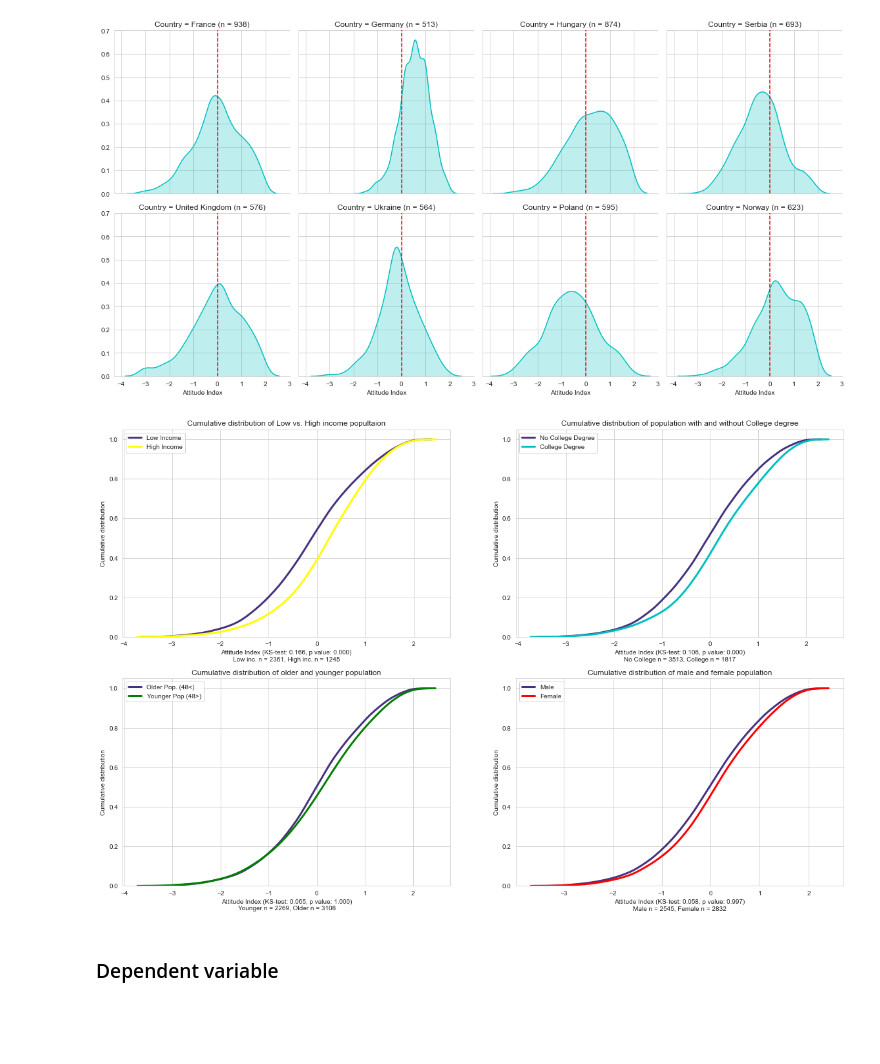
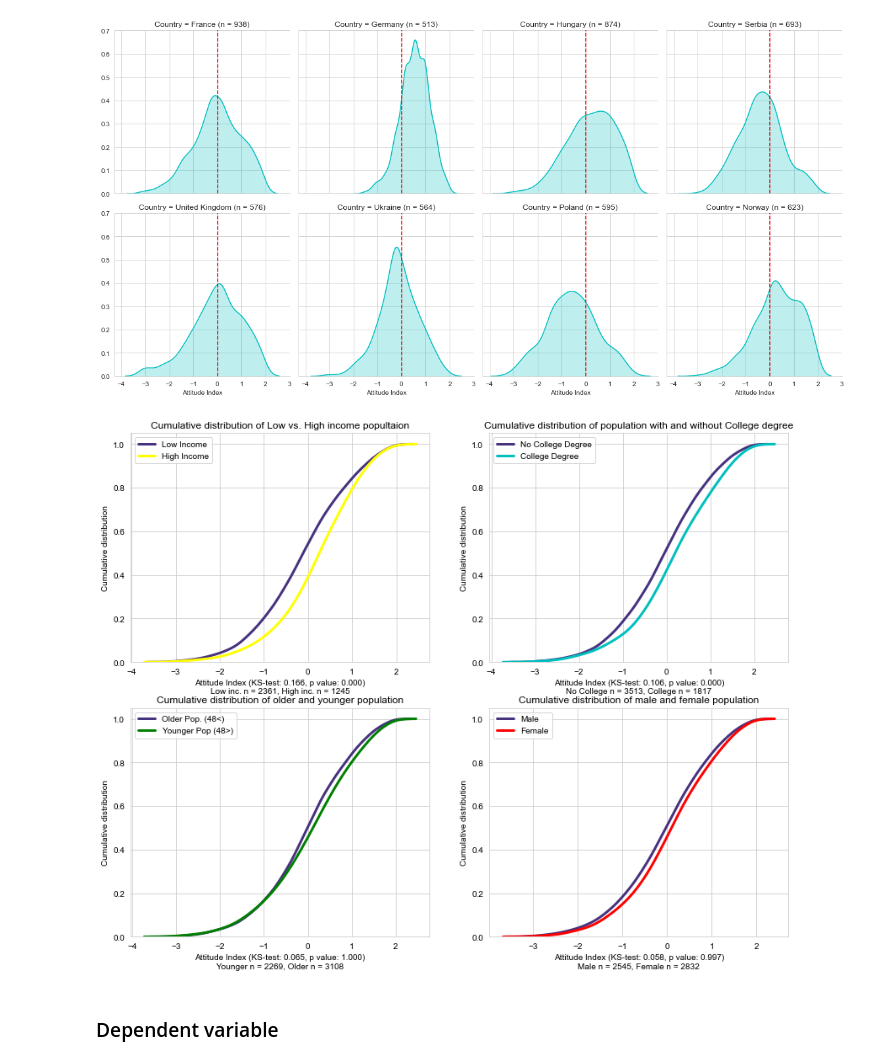
Before and after one commit to horn1994/CEU_Thesis_Codes, a Jupyter notebook: Data-Cleaning_and_Data-visualisation.ipynb, the cells around one changed output. Drawn from its saved outputs; the diff is of its cells as text; code cells hidden in the pictures; blank space fills up the shorter version.

```diff
--- a/Data-Cleaning_and_Data-visualisation.ipynb
+++ b/Data-Cleaning_and_Data-visualisation.ipynb
@@ -339,4 +339,13 @@ for row in range(len(data_main)):
         data_main['income_feel'].iloc[row]  = 3
     else:
         data_main['income_feel'].iloc[row]  = np.nan
+
+data_main['gender'] = np.nan
+for row in range(len(data_main)):
+    if data_main['S5'].iloc[row] == 'Male':
+        data_main['gender'].iloc[row]  = 0
+    elif data_main['S5'].iloc[row] == 'Female':
+        data_main['gender'].iloc[row]  = 1
+    else:
+        data_main['gender'].iloc[row]  = np.nan
 # %%
@@ -1263,7 +1269,7 @@ km_test_gender = stats.ks_2samp(
     data_male["att_2std"].dropna(), data_female["att_2std"].dropna()
 )
 # %%
-fig, axes = plt.subplots(2, 2, figsize=(20, 13))
+fig, axes = plt.subplots(2, 2, figsize=(14, 11))
 
 sns.distplot(
     data_poor["att_2std"].dropna(),
@@ -1352,34 +1358,34 @@ axes[1,0].legend(loc="upper left")
 #########################
 
 sns.distplot(
     data_male["att_2std"].dropna(),
     hist=False,
     kde_kws={"cumulative": True, "linewidth": 3},
     ax=axes[1,1],
     label = 'Male'
 )
 sns.distplot(
     data_female["att_2std"].dropna(),
     hist=False,
     kde_kws={"cumulative": True, "linewidth": 3},
     ax=axes[1,1],
     color="r",
     label = 'Female'
 )
 
 axes[1,1].set_xlabel(
     "Attitude Index (KS-test: {:.3f}, p value: {:.3f})\nMale n = {}, Female n = {}".format(
         km_test_gender[0], km_test_gender[1], len(data_male), len(data_female)
     )
 )
 axes[1,1].set_ylabel("Cumulative distribution")
 
 axes[1,1].set_title("Cumulative distribution of male and female population")
 axes[1,1].legend(loc="upper left")
 
 plt.savefig('results/attindexcovar.png')
 # %% [output]
-[figure, old version]
+[figure, new version]
 # %% [markdown]
 ### Dependent variable
 # %% [markdown]
```
Also changed, not shown: parts of 16 cells of this notebook.
